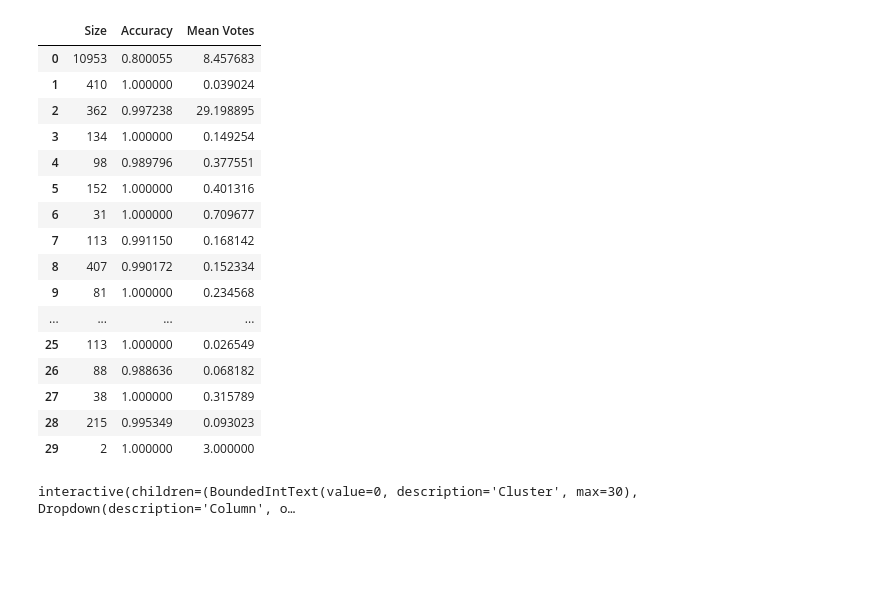
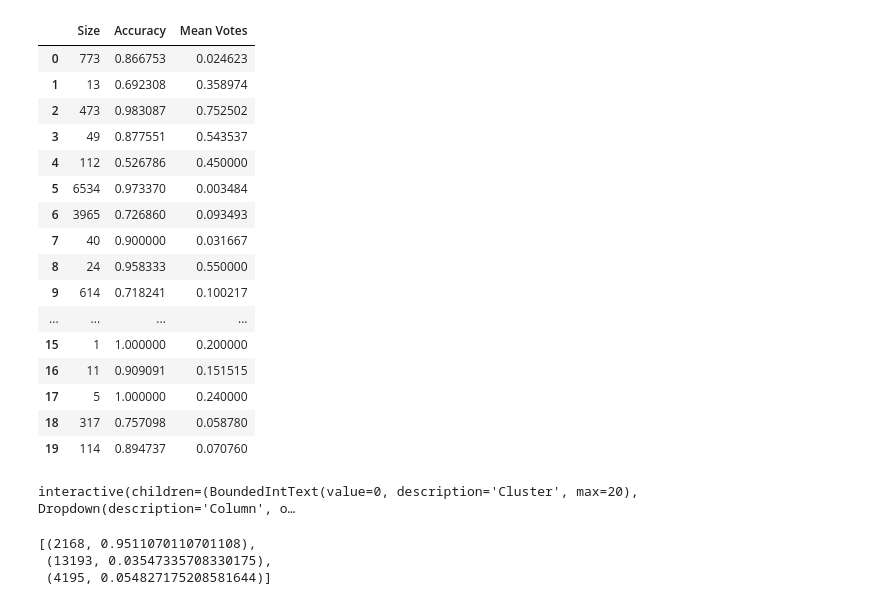
Before and after one commit to arthuraa/forest-explanations, a Jupyter notebook: Exploring Adult.ipynb, the cells around one changed output. Drawn from its saved outputs; the diff is of its cells as text; code cells hidden in the pictures; blank space fills up the shorter version.

```diff
--- a/Exploring Adult.ipynb
+++ b/Exploring Adult.ipynb
@@ -52 +143,43 @@ clusters = clusters.predict(leaf_encoder.transform(forest.apply(X_test)))
+# %%
+cclusters = AgglomerativeClustering(n_clusters = n_clusters, affinity = 'l1', linkage = 'average')
+X_test_leaves = cleaf_encoder.transform(cforest.apply(X_test))
+cclusters = cclusters.fit_predict(X_test_leaves.toarray())
+# %%
+display_cluster(forest, original, original_test, y_test,
+                cforest.apply(X_test), cclusters, n_clusters,
+                encode_features=encode_features)
+# %% [output]
+|  | Size | Accuracy | Mean Votes |
+| 0 | 773 | 0.866753 | 0.024623 |
+| 1 | 13 | 0.692308 | 0.358974 |
+| 2 | 473 | 0.983087 | 0.752502 |
+| 3 | 49 | 0.877551 | 0.543537 |
+| 4 | 112 | 0.526786 | 0.450000 |
+| 5 | 6534 | 0.973370 | 0.003484 |
+| 6 | 3965 | 0.726860 | 0.093493 |
+| 7 | 40 | 0.900000 | 0.031667 |
+| 8 | 24 | 0.958333 | 0.550000 |
+| 9 | 614 | 0.718241 | 0.100217 |
+| ... | ... | ... | ... |
+| 15 | 1 | 1.000000 | 0.200000 |
+| 16 | 11 | 0.909091 | 0.151515 |
+| 17 | 5 | 1.000000 | 0.240000 |
+| 18 | 317 | 0.757098 | 0.058780 |
+| 19 | 114 | 0.894737 | 0.070760 |
+interactive(children=(BoundedIntText(value=0, description='Cluster', max=20), Dropdown(description='Column', o…
+# %%
+c1 = original['Capital Gain'] >= 5500
+p1 = original[c1]
+c2 = original['Age'] <= 28
+p2 = original[np.logical_and(np.logical_not(c1), c2)]
+c3 = original['Relationship'] == 'Unmarried'
+p3 = original[np.logical_and(np.logical_and(np.logical_not(c1), np.logical_not(c2)), c3)]
+
+[(len(p1), p1['Target'].mean()),
+ (len(p2), p2['Target'].mean()),
+ (len(p3), p3['Target'].mean())]
+# %% [output]
+[(2168, 0.9511070110701108),
+ (13193, 0.03547335708330175),
+ (4195, 0.054827175208581644)]
 # %%
@@ -98,26 +236,3 @@ def greedy_instability(n, samples):
-# %%
-from display_cluster import display_cluster
-display_cluster(forest, original, original_test, y_test, clusters, n_clusters,
-                encode_features=encode_features)
-# %% [output]
-|  | Size | Accuracy | Mean Votes |
-| 0 | 10953 | 0.800055 | 8.457683 |
-| 1 | 410 | 1.000000 | 0.039024 |
-| 2 | 362 | 0.997238 | 29.198895 |
-| 3 | 134 | 1.000000 | 0.149254 |
-| 4 | 98 | 0.989796 | 0.377551 |
-| 5 | 152 | 1.000000 | 0.401316 |
-| 6 | 31 | 1.000000 | 0.709677 |
-| 7 | 113 | 0.991150 | 0.168142 |
-| 8 | 407 | 0.990172 | 0.152334 |
-| 9 | 81 | 1.000000 | 0.234568 |
-| ... | ... | ... | ... |
-| 25 | 113 | 1.000000 | 0.026549 |
-| 26 | 88 | 0.988636 | 0.068182 |
-| 27 | 38 | 1.000000 | 0.315789 |
-| 28 | 215 | 0.995349 | 0.093023 |
-| 29 | 2 | 1.000000 | 3.000000 |
-interactive(children=(BoundedIntText(value=0, description='Cluster', max=30), Dropdown(description='Column', o…
 # %%
 def compare_paths(tree, cluster_idx):
     fig = plt.figure()
```
Also changed, not shown: parts of 11 cells of this notebook, 1 other file.
